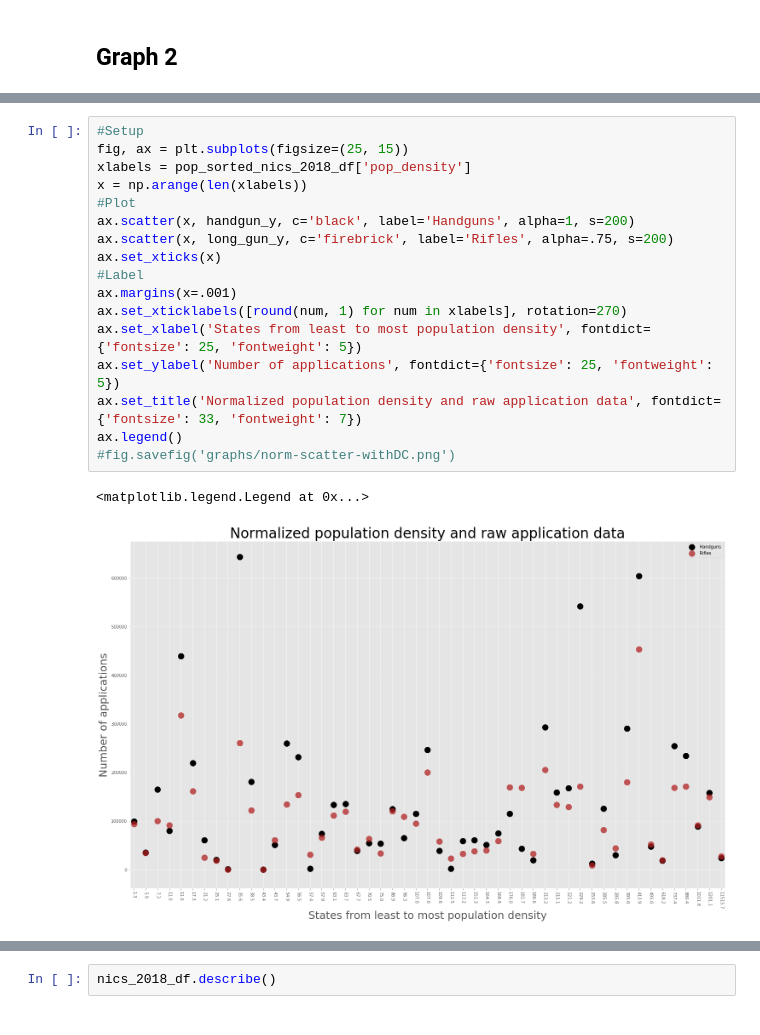
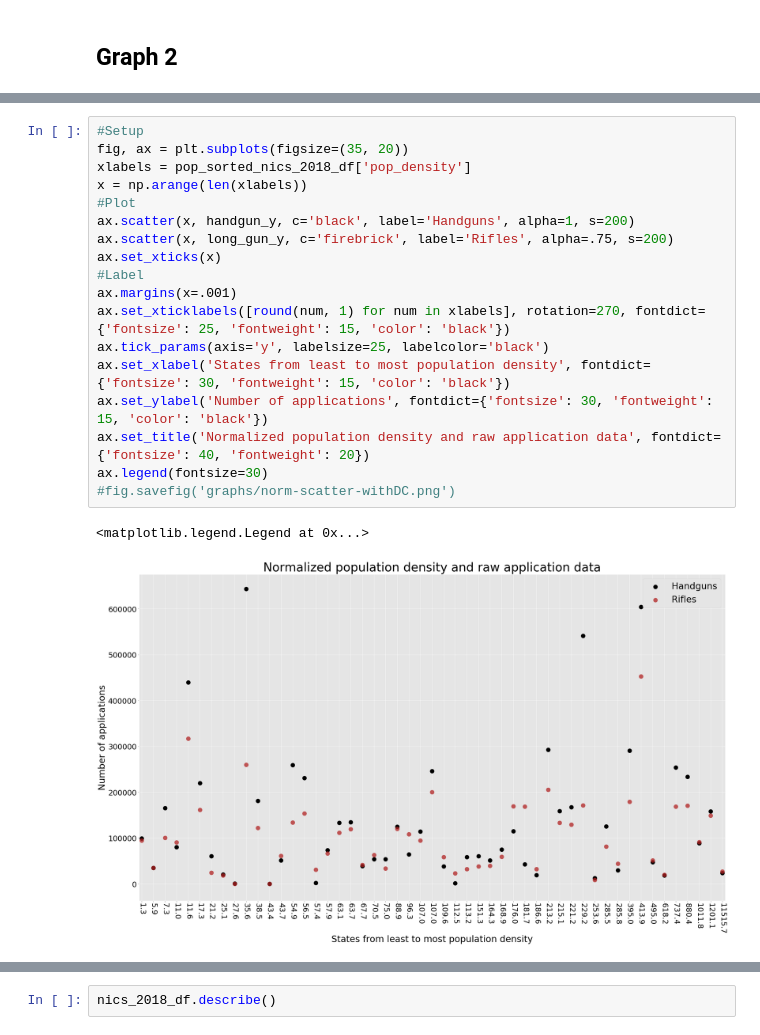
Before and after one commit to RellikDog/Capstone1, a Jupyter notebook: Capstone.ipynb, the cells around one changed output, grey strips where cells are left out. Cells and saved outputs as stored; diff of their text form.

```diff
--- a/Capstone.ipynb
+++ b/Capstone.ipynb
@@ -183,20 +187,21 @@ fig.tight_layout()
 # %%
 #Setup
-fig, ax = plt.subplots(figsize=(25, 15))
+fig, ax = plt.subplots(figsize=(35, 20))
 xlabels = pop_sorted_nics_2018_df['pop_density']
 x = np.arange(len(xlabels))
 #Plot
 ax.scatter(x, handgun_y, c='black', label='Handguns', alpha=1, s=200)
 ax.scatter(x, long_gun_y, c='firebrick', label='Rifles', alpha=.75, s=200)
 ax.set_xticks(x)
 #Label
 ax.margins(x=.001)
-ax.set_xticklabels([round(num, 1) for num in xlabels], rotation=270)
-ax.set_xlabel('States from least to most population density', fontdict={'fontsize': 25, 'fontweight': 5})
-ax.set_ylabel('Number of applications', fontdict={'fontsize': 25, 'fontweight': 5})
-ax.set_title('Normalized population density and raw application data', fontdict={'fontsize': 33, 'fontweight': 7})
-ax.legend()
+ax.set_xticklabels([round(num, 1) for num in xlabels], rotation=270, fontdict={'fontsize': 25, 'fontweight': 15, 'color': 'black'})
+ax.tick_params(axis='y', labelsize=25, labelcolor='black')
+ax.set_xlabel('States from least to most population density', fontdict={'fontsize': 30, 'fontweight': 15, 'color': 'black'})
+ax.set_ylabel('Number of applications', fontdict={'fontsize': 30, 'fontweight': 15, 'color': 'black'})
+ax.set_title('Normalized population density and raw application data', fontdict={'fontsize': 40, 'fontweight': 20})
+ax.legend(fontsize=30)
 #fig.savefig('graphs/norm-scatter-withDC.png')
 # %% [output]
 <matplotlib.legend.Legend at 0x...>
-[figure, old version]
+[figure, new version]
```
Also changed, not shown: parts of 5 cells of this notebook, 5 other files.
